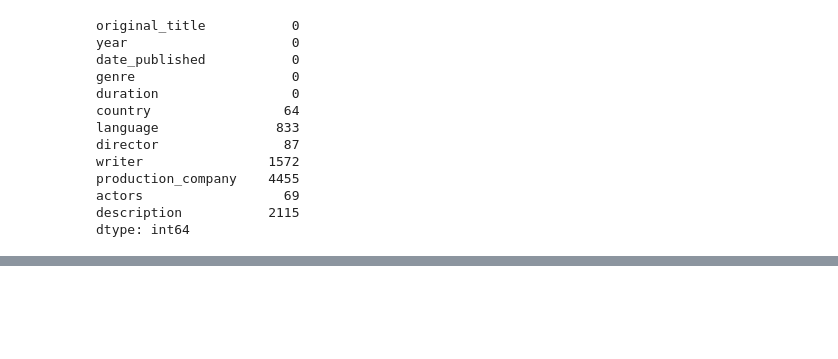
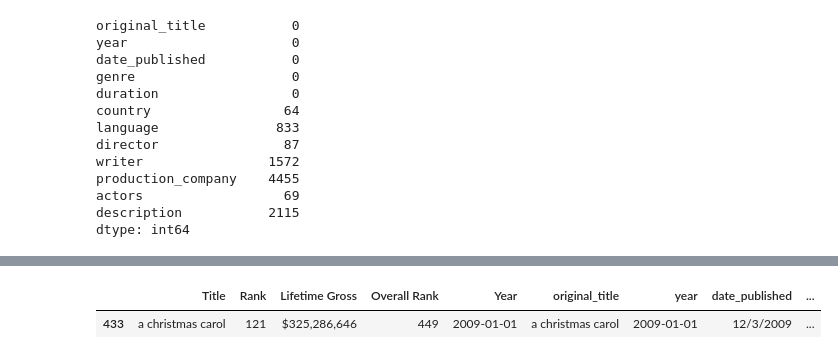
Before and after one commit to llubna/Movies-, a Jupyter notebook: web_scraping.ipynb, the cells around one changed output, grey strips where cells are left out. Cells and saved outputs as stored; diff of their text form; code cells hidden in the pictures; blank space fills up the shorter version.

```diff
--- a/web_scraping.ipynb
+++ b/web_scraping.ipynb
@@ -223,0 +235,5 @@ MergedData[MergedData.duplicated(subset=["original_title"], keep=False)].sort_va
+# %%
+MergedData[MergedData["Title"] == 'a christmas carol']
+# %% [output]
+|  | Title | Rank | Lifetime Gross | Overall Rank | Year | original_title | year | date_published | ... |
+| 433 | a christmas carol | 121 | $325,286,646 | 449 | 2009-01-01 | a christmas carol | 2009-01-01 | 12/3/2009 | ... |
```
Also changed, not shown: parts of 15 cells of this notebook.
